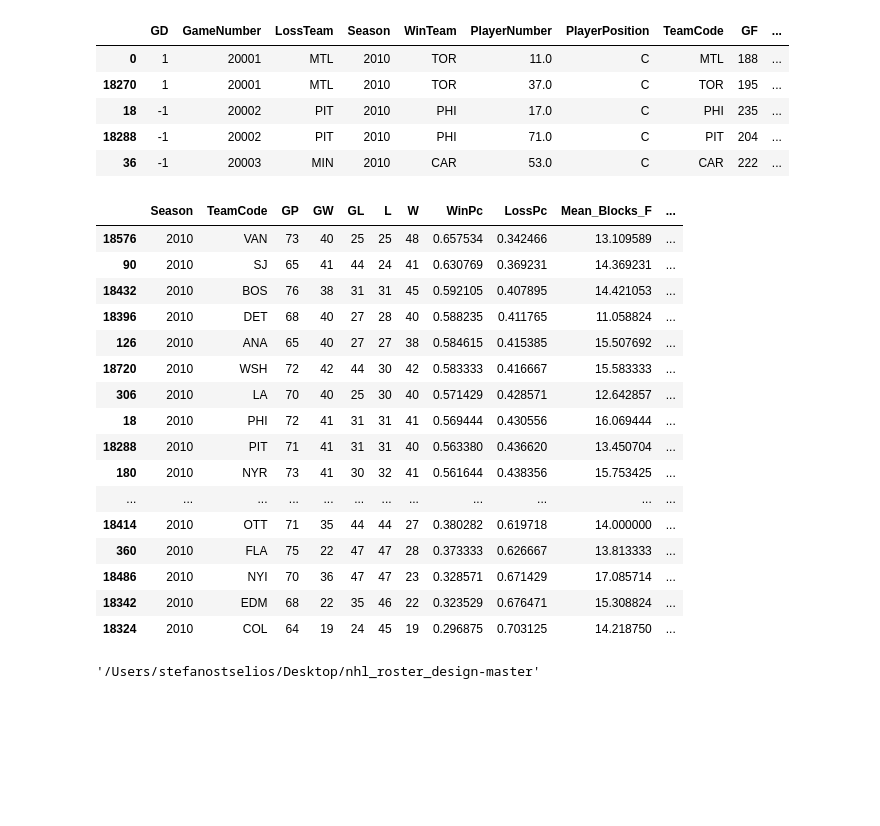
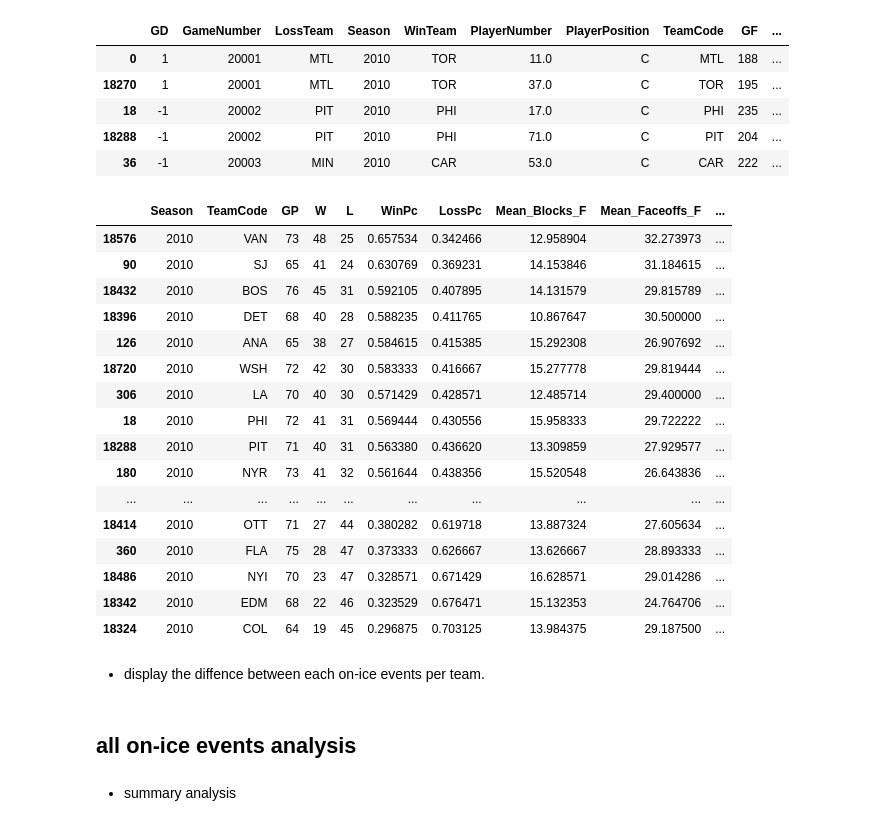
Before and after one commit to stephtselios/nhl_roster_design, a Jupyter notebook: on_ice_events.ipynb, the cells around one changed output. Drawn from its saved outputs; the diff is of its cells as text; code cells hidden in the pictures; blank space fills up the shorter version.

```diff
--- a/on_ice_events.ipynb
+++ b/on_ice_events.ipynb
@@ -159,5 +167,0 @@ dg.shape
-# %%
-db = pd.read_csv('/Users/stefanostselios/Brock University/Kevin Mongeon - StephanosShare/out/team_roster_player_rank.csv')
-#db = pd.read_csv('/Users/kevinmongeon/Brock University/Steve Tselios - StephanosShare/out/team_roster_player_rank.csv')
-db = db.drop('Unnamed: 0', axis=1)
-db.head()
@@ -174,0 +174,5 @@ db.shape
+# %%
+dc = pd.read_csv('/Users/stefanostselios/Brock University/Kevin Mongeon - StephanosShare/out/team_roster_player_rank.csv')
+#dc = pd.read_csv('/Users/kevinmongeon/Brock University/Steve Tselios - StephanosShare/out/team_roster_player_rank.csv')
+dc = dc.drop('Unnamed: 0', axis=1)
+dc.head()
@@ -175,5 +190,5 @@ db.shape
 # %%
-dv = pd.merge(db, dg, on=['Season', 'GameNumber', 'TeamCode'], how='left')
+dv = pd.merge(dc, db, on=['Season', 'GameNumber', 'TeamCode'], how='left')
 #dv = dv.drop('Unnamed: 0', axis=1)
 dv = dv.drop_duplicates(['Season', 'GameNumber', 'TeamCode'])
 dv = dv.sort_values(['Season', 'GameNumber'], ascending=[True, True])
@@ -274,30 +289,3 @@ dv.head()
 | 18 | -1 | 20002 | PIT | 2010 | PHI | 17.0 | C | PHI | 235 | ... |
 | 18288 | -1 | 20002 | PIT | 2010 | PHI | 71.0 | C | PIT | 204 | ... |
 | 36 | -1 | 20003 | MIN | 2010 | CAR | 53.0 | C | CAR | 222 | ... |
-# %%
-dv = dv[['Season', 'TeamCode', 'GP', 'GW', 'GL', 'L', 'W','WinPc', 'LossPc', 'Mean_Blocks_F', 'Mean_Faceoffs_F', 'Mean_Giveaways_F', 'Mean_Goals_F','Mean_Hits_F', 'Mean_Miss_F', 'Mean_Penalties_F','Mean_Shots_F', 'Mean_Takeaways_F', 'Mean_Blocks_A','Mean_Faceoffs_A', 'Mean_Giveaways_A', 'Mean_Goals_A','Mean_Hits_A', 'Mean_Miss_A', 'Mean_Penalties_A','Mean_Shots_A', 'Mean_Takeaways_A']]
-dv['Rank_W'] = dv.groupby(['Season'])['WinPc'].rank(ascending=False)
-dv = dv.sort_values(['Season', 'Rank_W'], ascending=[True, True])
-dv.head(30)
-# %% [output]
-|  | Season | TeamCode | GP | GW | GL | L | W | WinPc | LossPc | Mean_Blocks_F | ... |
-| 18576 | 2010 | VAN | 73 | 40 | 25 | 25 | 48 | 0.657534 | 0.342466 | 13.109589 | ... |
-| 90 | 2010 | SJ | 65 | 41 | 44 | 24 | 41 | 0.630769 | 0.369231 | 14.369231 | ... |
-| 18432 | 2010 | BOS | 76 | 38 | 31 | 31 | 45 | 0.592105 | 0.407895 | 14.421053 | ... |
-| 18396 | 2010 | DET | 68 | 40 | 27 | 28 | 40 | 0.588235 | 0.411765 | 11.058824 | ... |
-| 126 | 2010 | ANA | 65 | 40 | 27 | 27 | 38 | 0.584615 | 0.415385 | 15.507692 | ... |
-| 18720 | 2010 | WSH | 72 | 42 | 44 | 30 | 42 | 0.583333 | 0.416667 | 15.583333 | ... |
-| 306 | 2010 | LA | 70 | 40 | 25 | 30 | 40 | 0.571429 | 0.428571 | 12.642857 | ... |
-| 18 | 2010 | PHI | 72 | 41 | 31 | 31 | 41 | 0.569444 | 0.430556 | 16.069444 | ... |
-| 18288 | 2010 | PIT | 71 | 41 | 31 | 31 | 40 | 0.563380 | 0.436620 | 13.450704 | ... |
-| 180 | 2010 | NYR | 73 | 41 | 30 | 32 | 41 | 0.561644 | 0.438356 | 15.753425 | ... |
-| ... | ... | ... | ... | ... | ... | ... | ... | ... | ... | ... | ... |
-| 18414 | 2010 | OTT | 71 | 35 | 44 | 44 | 27 | 0.380282 | 0.619718 | 14.000000 | ... |
-| 360 | 2010 | FLA | 75 | 22 | 47 | 47 | 28 | 0.373333 | 0.626667 | 13.813333 | ... |
-| 18486 | 2010 | NYI | 70 | 36 | 47 | 47 | 23 | 0.328571 | 0.671429 | 17.085714 | ... |
-| 18342 | 2010 | EDM | 68 | 22 | 35 | 46 | 22 | 0.323529 | 0.676471 | 15.308824 | ... |
-| 18324 | 2010 | COL | 64 | 19 | 24 | 45 | 19 | 0.296875 | 0.703125 | 14.218750 | ... |
-# %%
-pwd
-# %% [output]
-'/Users/stefanostselios/Desktop/nhl_roster_design-master'
@@ -306,0 +292,23 @@ dv.to_csv('/Users/stefanostselios/Brock University/Kevin Mongeon - StephanosShar
+# %%
+dv = dv[['Season', 'TeamCode', 'GP', 'W', 'L','WinPc', 'LossPc', 'Mean_Blocks_F', 'Mean_Faceoffs_F', 'Mean_Giveaways_F', 'Mean_Goals_F','Mean_Hits_F', 'Mean_Miss_F', 'Mean_Penalties_F','Mean_Shots_F', 'Mean_Takeaways_F', 'Mean_Blocks_A','Mean_Faceoffs_A', 'Mean_Giveaways_A', 'Mean_Goals_A','Mean_Hits_A', 'Mean_Miss_A', 'Mean_Penalties_A','Mean_Shots_A', 'Mean_Takeaways_A']]
+dv['Rank_W'] = dv.groupby(['Season'])['WinPc'].rank(ascending=False)
+dv = dv.sort_values(['Season', 'Rank_W'], ascending=[True, True])
+dv.head(30)
+# %% [output]
+|  | Season | TeamCode | GP | W | L | WinPc | LossPc | Mean_Blocks_F | Mean_Faceoffs_F | ... |
+| 18576 | 2010 | VAN | 73 | 48 | 25 | 0.657534 | 0.342466 | 12.958904 | 32.273973 | ... |
+| 90 | 2010 | SJ | 65 | 41 | 24 | 0.630769 | 0.369231 | 14.153846 | 31.184615 | ... |
+| 18432 | 2010 | BOS | 76 | 45 | 31 | 0.592105 | 0.407895 | 14.131579 | 29.815789 | ... |
+| 18396 | 2010 | DET | 68 | 40 | 28 | 0.588235 | 0.411765 | 10.867647 | 30.500000 | ... |
+| 126 | 2010 | ANA | 65 | 38 | 27 | 0.584615 | 0.415385 | 15.292308 | 26.907692 | ... |
+| 18720 | 2010 | WSH | 72 | 42 | 30 | 0.583333 | 0.416667 | 15.277778 | 29.819444 | ... |
+| 306 | 2010 | LA | 70 | 40 | 30 | 0.571429 | 0.428571 | 12.485714 | 29.400000 | ... |
+| 18 | 2010 | PHI | 72 | 41 | 31 | 0.569444 | 0.430556 | 15.958333 | 29.722222 | ... |
+| 18288 | 2010 | PIT | 71 | 40 | 31 | 0.563380 | 0.436620 | 13.309859 | 27.929577 | ... |
+| 180 | 2010 | NYR | 73 | 41 | 32 | 0.561644 | 0.438356 | 15.520548 | 26.643836 | ... |
+| ... | ... | ... | ... | ... | ... | ... | ... | ... | ... | ... |
+| 18414 | 2010 | OTT | 71 | 27 | 44 | 0.380282 | 0.619718 | 13.887324 | 27.605634 | ... |
+| 360 | 2010 | FLA | 75 | 28 | 47 | 0.373333 | 0.626667 | 13.626667 | 28.893333 | ... |
+| 18486 | 2010 | NYI | 70 | 23 | 47 | 0.328571 | 0.671429 | 16.628571 | 29.014286 | ... |
+| 18342 | 2010 | EDM | 68 | 22 | 46 | 0.323529 | 0.676471 | 15.132353 | 24.764706 | ... |
+| 18324 | 2010 | COL | 64 | 19 | 45 | 0.296875 | 0.703125 | 13.984375 | 29.187500 | ... |
@@ -306,0 +318,2 @@ dv.to_csv('/Users/stefanostselios/Brock University/Kevin Mongeon - StephanosShar
+# %% [markdown]
+- display the diffence between each on-ice events per team.
@@ -306,0 +330,4 @@ dv.to_csv('/Users/stefanostselios/Brock University/Kevin Mongeon - StephanosShar
+# %% [markdown]
+## all on-ice events analysis
+# %% [markdown]
+- summary analysis
```
Also changed, not shown: parts of 360 cells of this notebook.
